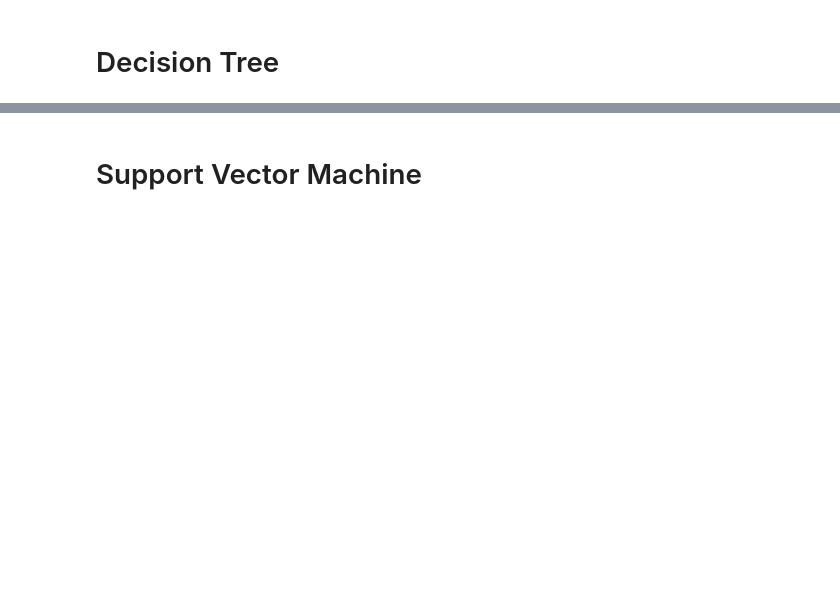
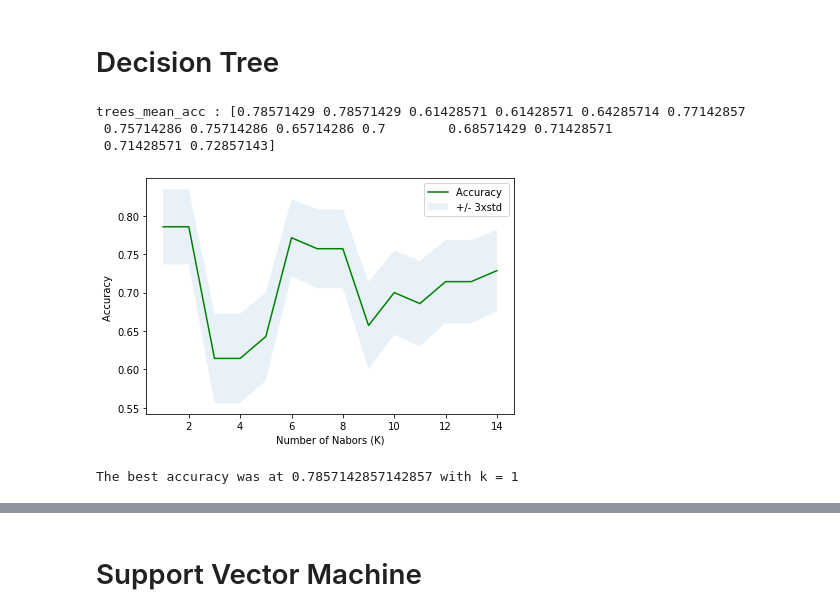
Before and after one commit to ButchBotch/RandProjects, a Jupyter notebook: IBM_Data_Sc_Coursera/Course_8/IBM_DataSc_8_FinalProject.ipynb, the cells around one changed output, grey strips where cells are left out. Saved outputs shown, nothing was run; the diff lists cells and outputs as text; code cells hidden in the pictures; blank space fills up the shorter version.

```diff
--- a/IBM_Data_Sc_Coursera/Course_8/IBM_DataSc_8_FinalProject.ipynb
+++ b/IBM_Data_Sc_Coursera/Course_8/IBM_DataSc_8_FinalProject.ipynb
@@ -263,2 +294,34 @@ Notice: You should find the best k to build the model with the best accuracy.
 # %% [markdown]
 # Decision Tree
+# %%
+from sklearn.tree import DecisionTreeClassifier
+
+Ks_trees = 15
+trees_mean_acc = np.zeros((Ks_trees-1))
+trees_std_acc = np.zeros((Ks_trees-1))
+treesConfustionMx = [];
+for n in range(1,Ks_trees):
+
+    #Train Model and Predict
+    loanTree = DecisionTreeClassifier(criterion="entropy", max_depth = n).fit(X_train,y_train)
+    predTree = loanTree.predict(X_test)
+    trees_mean_acc[n-1] = metrics.accuracy_score(y_test, predTree)
+    trees_std_acc[n-1]=np.std(predTree==y_test)/np.sqrt(predTree.shape[0])
+
+print('trees_mean_acc :',trees_mean_acc)
+
+plt.plot(range(1,Ks_trees),trees_mean_acc,'g')
+plt.fill_between(range(1,Ks_trees),trees_mean_acc - 1 * trees_std_acc,trees_mean_acc + 1 * trees_std_acc, alpha=0.10)
+plt.legend(('Accuracy ', '+/- 3xstd'))
+plt.ylabel('Accuracy ')
+plt.xlabel('Number of Nabors (K)')
+plt.tight_layout()
+plt.show()
+
+print( "The best accuracy was at", trees_mean_acc.max(), "with k =", trees_mean_acc.argmax()+1)
+# %% [output]
+trees_mean_acc : [0.78571429 0.78571429 0.61428571 0.61428571 0.64285714 0.77142857
+ 0.75714286 0.75714286 0.65714286 0.7        0.68571429 0.71428571
+ 0.71428571 0.72857143]
+[figure, added]
+The best accuracy was at 0.7857142857142857 with k = 1
```
Also changed, not shown: parts of 20 cells of this notebook, 4 other files.
